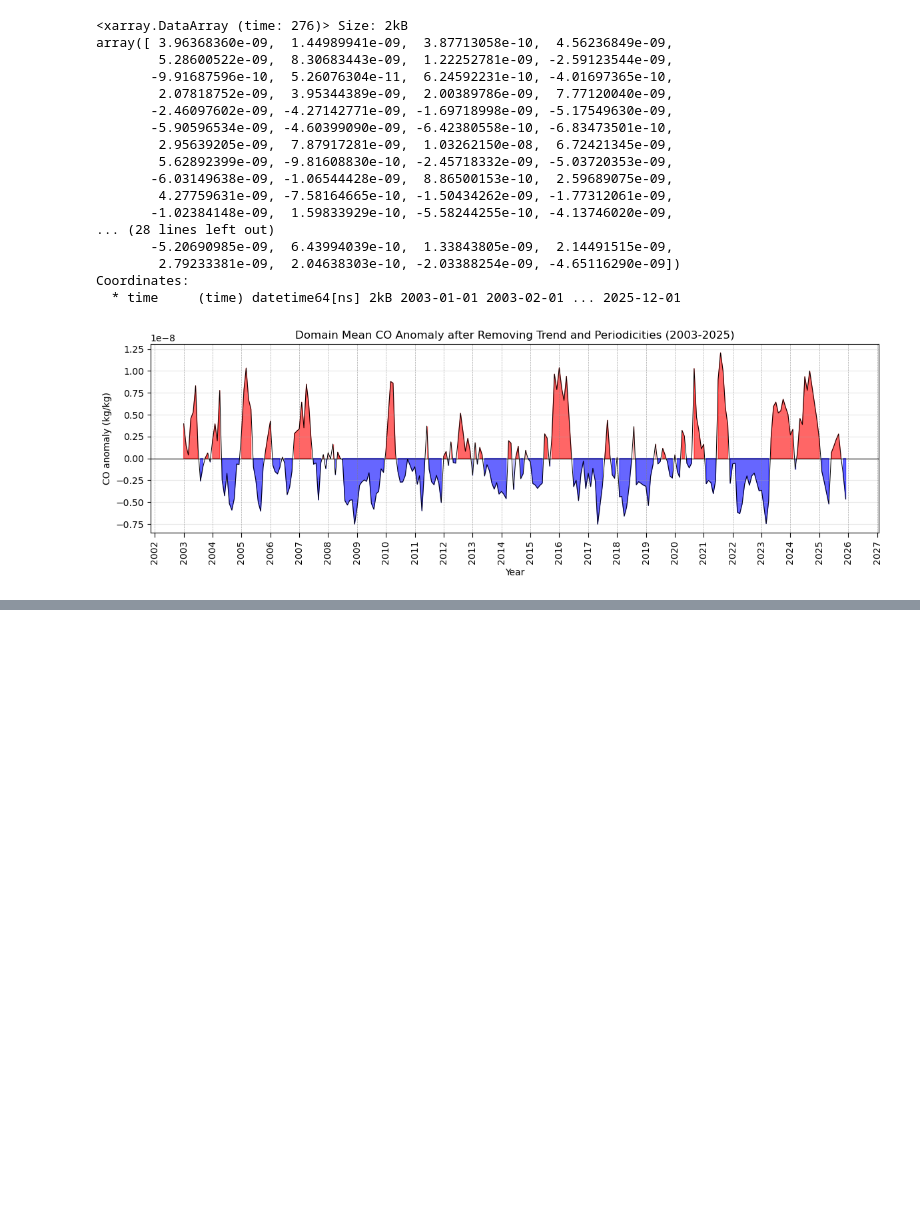
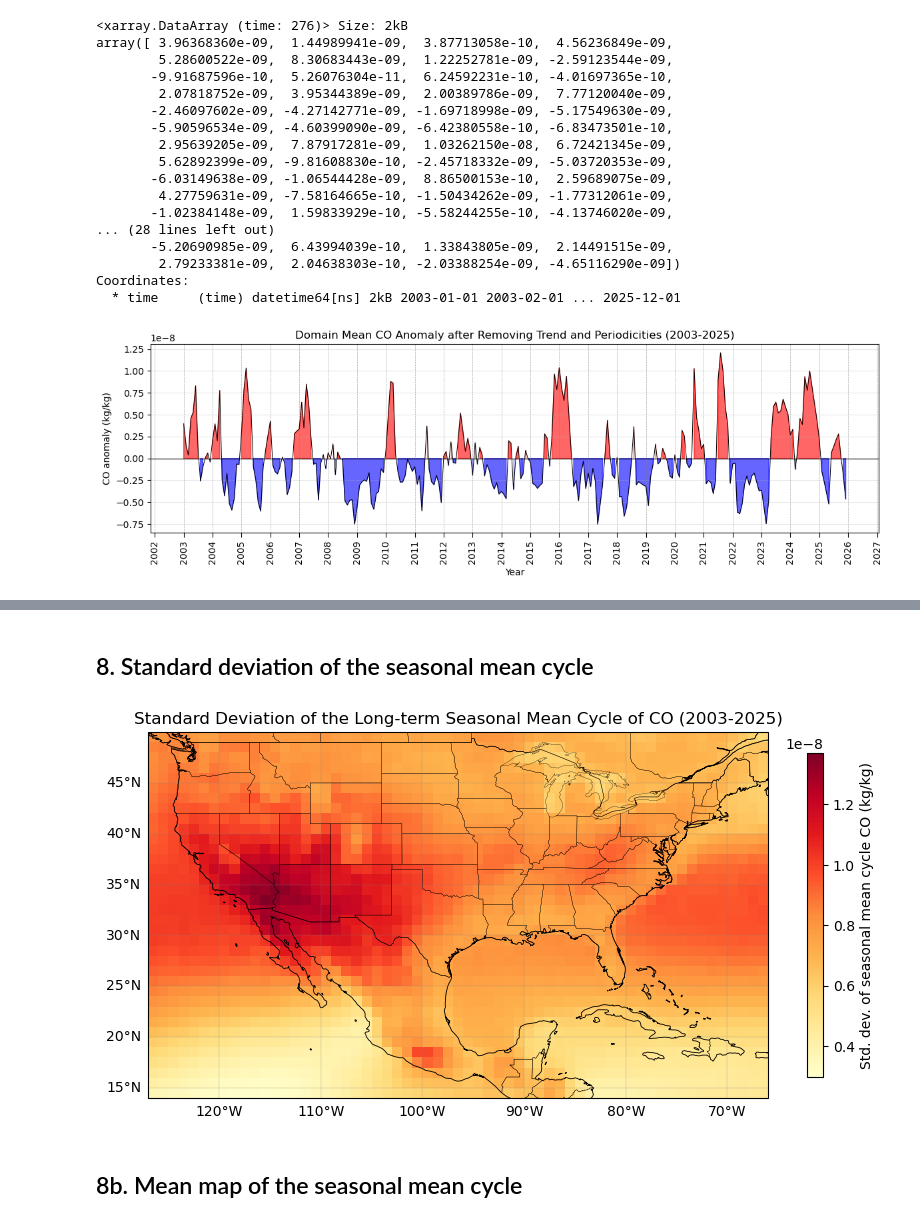
Before and after one commit to manohar322028/harmonic-analysis, a Jupyter notebook: Scripts/anomalies.ipynb, the cells around one changed output, grey strips where cells are left out. Cells and saved outputs as stored; diff of their text form; code cells hidden in the pictures; blank space fills up the shorter version.

```diff
--- a/Scripts/anomalies.ipynb
+++ b/Scripts/anomalies.ipynb
@@ -298,0 +355,3 @@ plt.show()
+# %%
+seasonal_mean_cycle = detr.groupby("time.month").mean(dim="time").rename("co_seasonal_mean_cycle")
+print(seasonal_mean_cycle)
@@ -298,0 +378,11 @@ plt.show()
+# %% [markdown]
+## 8. Standard deviation of the seasonal mean cycle
+# %%
+seasonal_std_map = seasonal_mean_cycle.std(dim="month")
+plot_map(seasonal_std_map,
+         "Standard Deviation of the Long-term Seasonal Mean Cycle of CO (2003-2025)",
+         "Std. dev. of seasonal mean cycle CO (kg/kg)")
+# %% [output]
+[figure, added]
+# %% [markdown]
+## 8b. Mean map of the seasonal mean cycle
```
Also changed, not shown: parts of 30 cells of this notebook, 5 other files.
